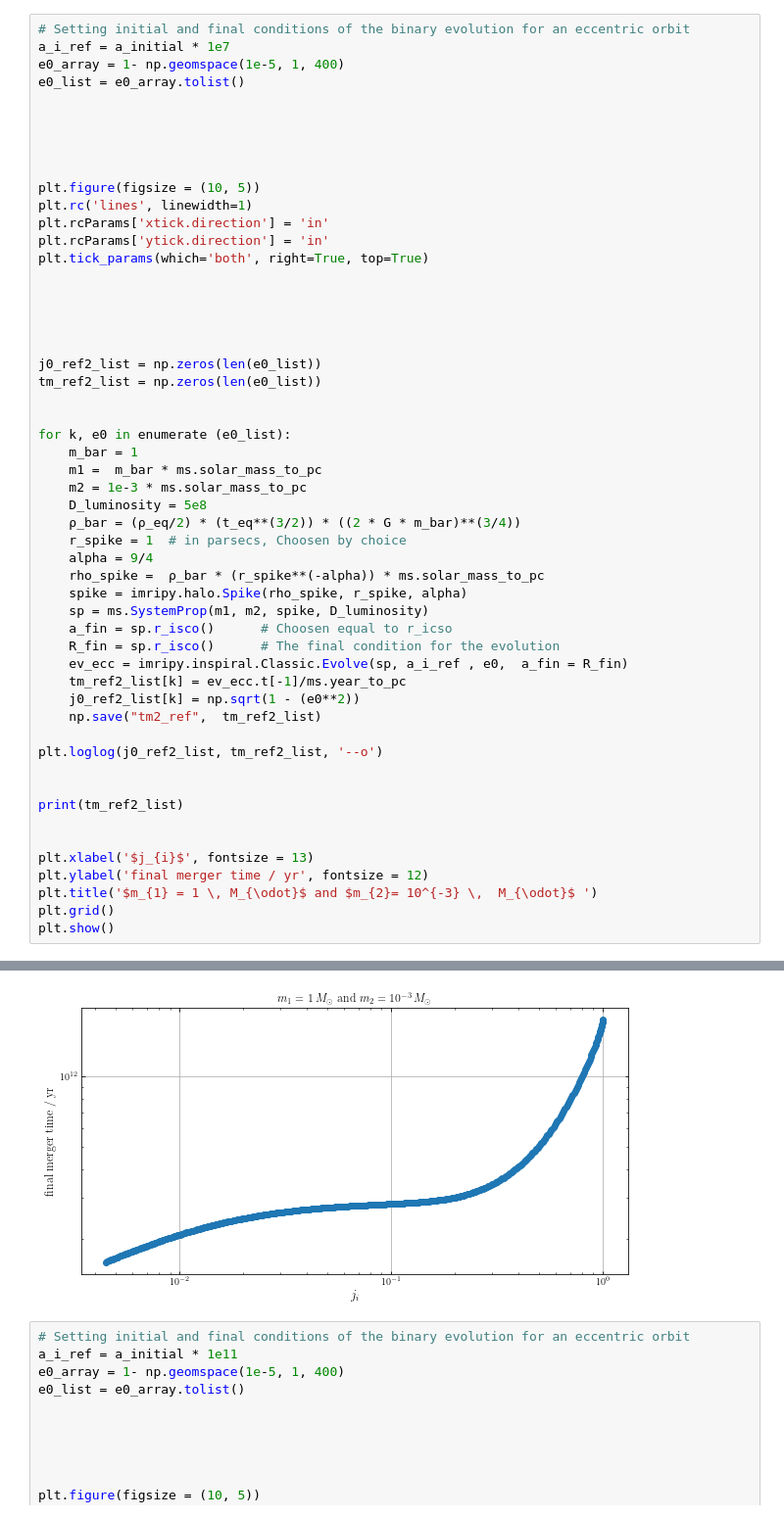
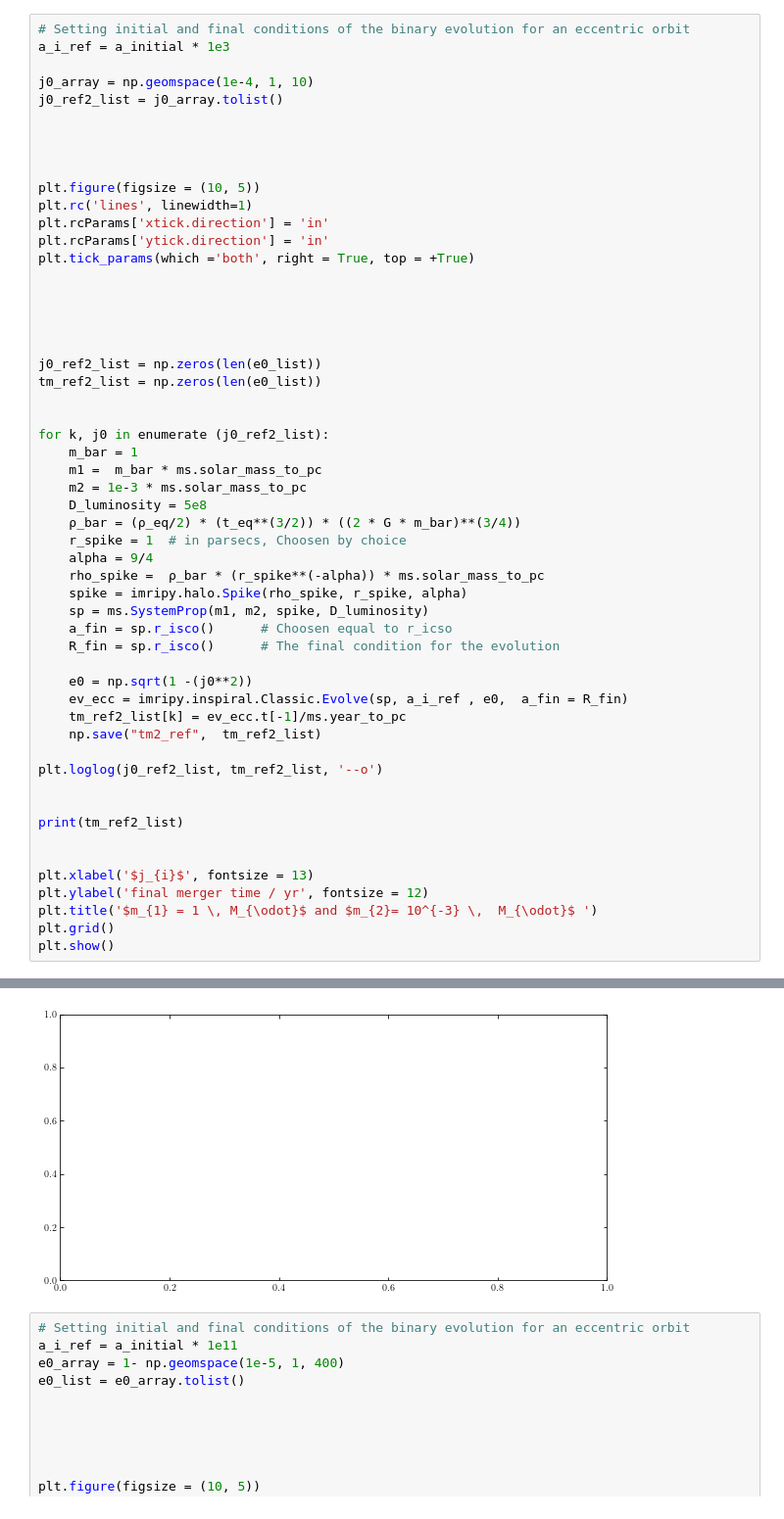
Before and after one commit to pratibhajangra591/Ifca-github, a Jupyter notebook: tm_ref_extended.ipynb, the cells around one changed output, grey strips where cells are left out. Shown at 98% size. Cells and saved outputs as stored; diff of their text form.

```diff
--- a/tm_ref_extended.ipynb
+++ b/tm_ref_extended.ipynb
@@ -170,9 +179,9 @@ Evolving from  223425337170.9851  to  1.0 r_isco  with initial eccentricity 0.99
 # %%
 # Setting initial and final conditions of the binary evolution for an eccentric orbit
-a_i_ref = a_initial * 1e7
-e0_array = 1- np.geomspace(1e-5, 1, 400)
-e0_list = e0_array.tolist()
+a_i_ref = a_initial * 1e3
 
+j0_array = np.geomspace(1e-4, 1, 10)
+j0_ref2_list = j0_array.tolist()
 
 
 
@@ -181,7 +190,7 @@ plt.figure(figsize = (10, 5))
 plt.rc('lines', linewidth=1)
 plt.rcParams['xtick.direction'] = 'in'
 plt.rcParams['ytick.direction'] = 'in'
-plt.tick_params(which='both', right=True, top=True)
+plt.tick_params(which ='both', right = True, top = +True)
 
 
 
@@ -191,7 +200,7 @@ j0_ref2_list = np.zeros(len(e0_list))
 tm_ref2_list = np.zeros(len(e0_list))
 
 
-for k, e0 in enumerate (e0_list):
+for k, j0 in enumerate (j0_ref2_list):
     m_bar = 1
     m1 =  m_bar * ms.solar_mass_to_pc
     m2 = 1e-3 * ms.solar_mass_to_pc
@@ -204,9 +213,10 @@ for k, e0 in enumerate (e0_list):
     sp = ms.SystemProp(m1, m2, spike, D_luminosity)
     a_fin = sp.r_isco()      # Choosen equal to r_icso
     R_fin = sp.r_isco()      # The final condition for the evolution
+
+    e0 = np.sqrt(1 -(j0**2))
     ev_ecc = imripy.inspiral.Classic.Evolve(sp, a_i_ref , e0,  a_fin = R_fin)
     tm_ref2_list[k] = ev_ecc.t[-1]/ms.year_to_pc
-    j0_ref2_list[k] = np.sqrt(1 - (e0**2))
     np.save("tm2_ref",  tm_ref2_list)
 
 plt.loglog(j0_ref2_list, tm_ref2_list, '--o')
@@ -251,4 +236,4 @@ Evolving from  2.234253371709851e+17  to  1.0 r_isco  with initial eccentricity
-[figure, old version]
+[figure, new version]
 # %%
 # Setting initial and final conditions of the binary evolution for an eccentric orbit
 a_i_ref = a_initial * 1e11
```
Also changed, not shown: parts of 2 cells of this notebook.
